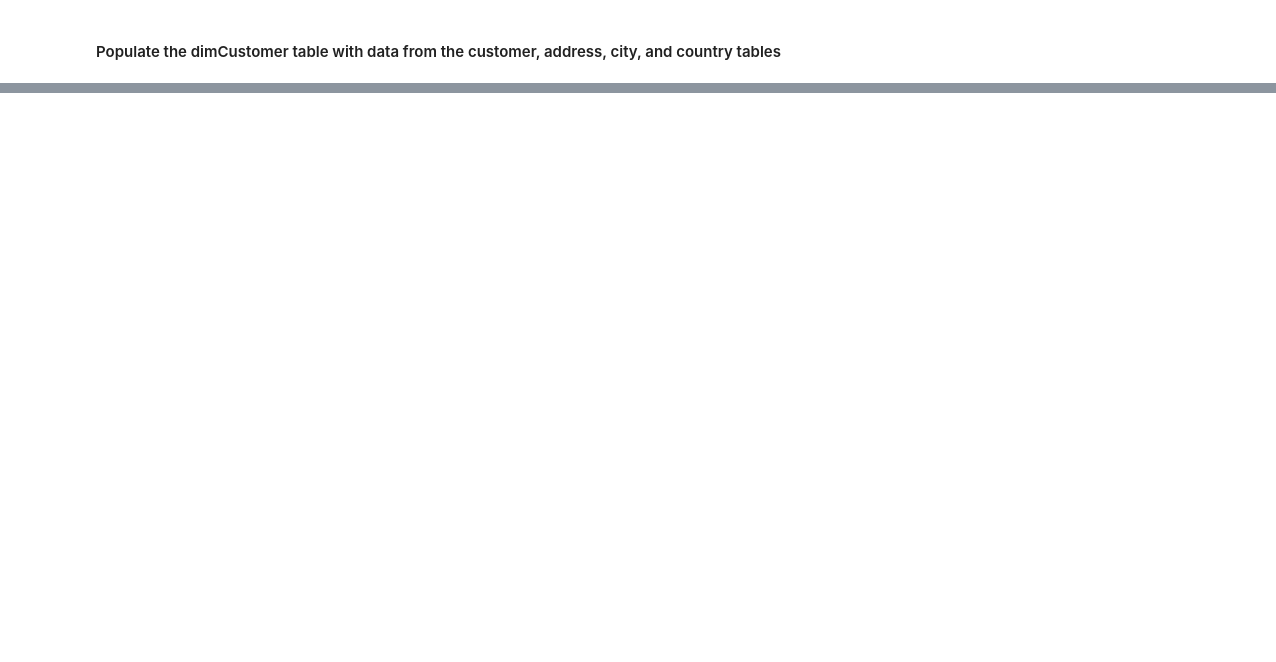
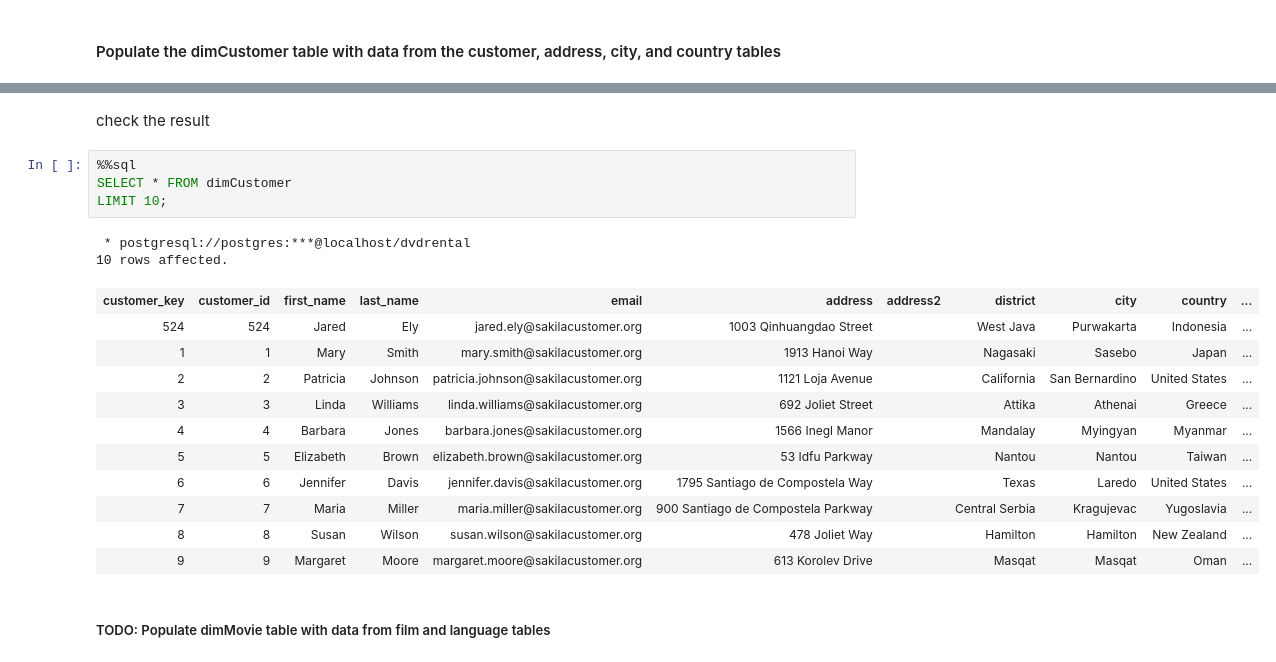
Before and after one commit to tienlepham094/python, a Jupyter notebook: Data Warehouse/Data Warehouse1.ipynb, the cells around one changed output, grey strips where cells are left out. Saved outputs shown, nothing was run; the diff lists cells and outputs as text; blank space fills up the shorter version.

```diff
--- a/Data Warehouse/Data Warehouse1.ipynb
+++ b/Data Warehouse/Data Warehouse1.ipynb
@@ -364,0 +422,22 @@ LIMIT 5;
+# %% [markdown]
+check the result
+# %%
+%%sql
+SELECT * FROM dimCustomer
+LIMIT 10;
+# %% [output]
+ * postgresql://postgres:***@localhost/dvdrental
+10 rows affected.
+| customer_key | customer_id | first_name | last_name | email | address | address2 | district | city | country | ... |
+| 524 | 524 | Jared | Ely | jared.ely@sakilacustomer.org | 1003 Qinhuangdao Street |  | West Java | Purwakarta | Indonesia | ... |
+| 1 | 1 | Mary | Smith | mary.smith@sakilacustomer.org | 1913 Hanoi Way |  | Nagasaki | Sasebo | Japan | ... |
+| 2 | 2 | Patricia | Johnson | patricia.johnson@sakilacustomer.org | 1121 Loja Avenue |  | California | San Bernardino | United States | ... |
+| 3 | 3 | Linda | Williams | linda.williams@sakilacustomer.org | 692 Joliet Street |  | Attika | Athenai | Greece | ... |
+| 4 | 4 | Barbara | Jones | barbara.jones@sakilacustomer.org | 1566 Inegl Manor |  | Mandalay | Myingyan | Myanmar | ... |
+| 5 | 5 | Elizabeth | Brown | elizabeth.brown@sakilacustomer.org | 53 Idfu Parkway |  | Nantou | Nantou | Taiwan | ... |
+| 6 | 6 | Jennifer | Davis | jennifer.davis@sakilacustomer.org | 1795 Santiago de Compostela Way |  | Texas | Laredo | United States | ... |
+| 7 | 7 | Maria | Miller | maria.miller@sakilacustomer.org | 900 Santiago de Compostela Parkway |  | Central Serbia | Kragujevac | Yugoslavia | ... |
+| 8 | 8 | Susan | Wilson | susan.wilson@sakilacustomer.org | 478 Joliet Way |  | Hamilton | Hamilton | New Zealand | ... |
+| 9 | 9 | Margaret | Moore | margaret.moore@sakilacustomer.org | 613 Korolev Drive |  | Masqat | Masqat | Oman | ... |
+# %% [markdown]
+##### TODO: Populate dimMovie table with data from film and language tables
```
Also changed, not shown: parts of 19 cells of this notebook.
